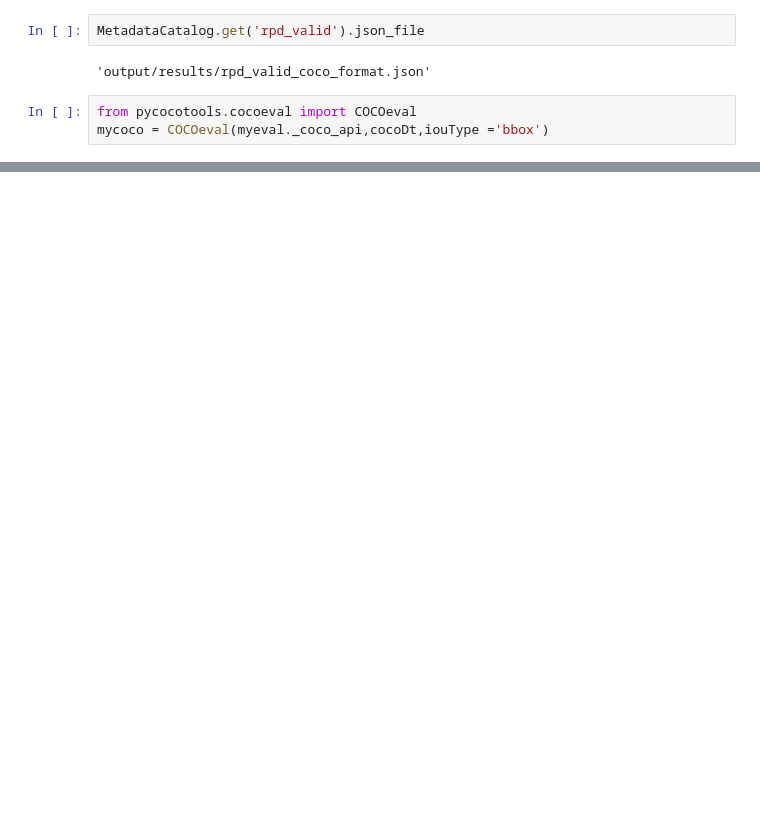
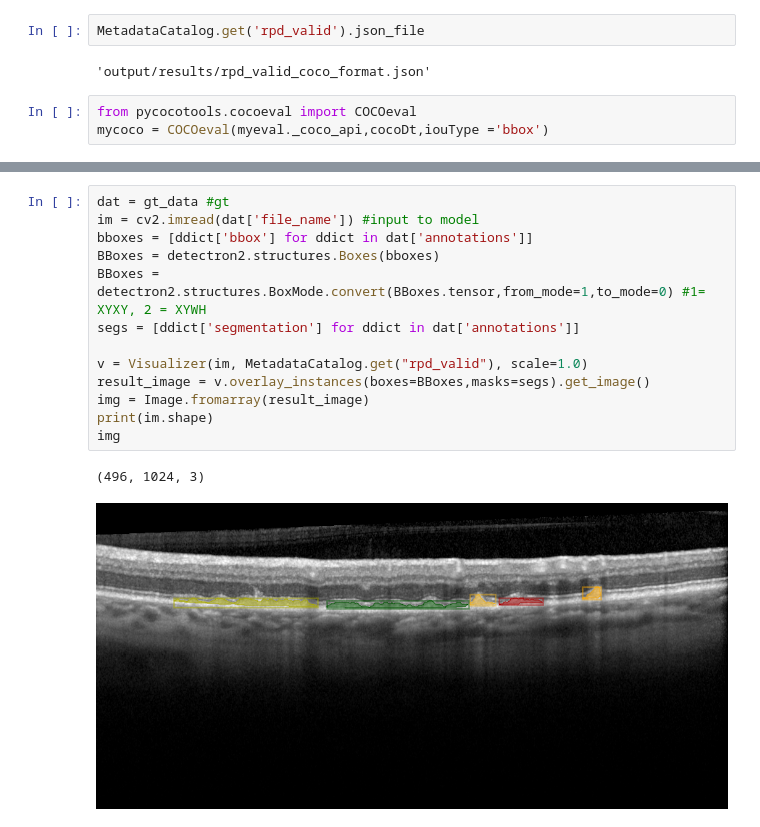
Before and after one commit to uw-biomedical-ml/detectron2-rpd-yb, a Jupyter notebook: run_inference_dataset.ipynb, the cells around one changed output, grey strips where cells are left out. Cells and saved outputs as stored; diff of their text form; blank space fills up the shorter version.

```diff
--- a/run_inference_dataset.ipynb
+++ b/run_inference_dataset.ipynb
@@ -208,3 +240,19 @@ print(fp)
+# %%
+dat = gt_data #gt
+im = cv2.imread(dat['file_name']) #input to model
+bboxes = [ddict['bbox'] for ddict in dat['annotations']]
+BBoxes = detectron2.structures.Boxes(bboxes)
+BBoxes = detectron2.structures.BoxMode.convert(BBoxes.tensor,from_mode=1,to_mode=0) #1= XYXY, 2 = XYWH
+segs = [ddict['segmentation'] for ddict in dat['annotations']]
+
+v = Visualizer(im, MetadataCatalog.get("rpd_valid"), scale=1.0)
+result_image = v.overlay_instances(boxes=BBoxes,masks=segs).get_image()
+img = Image.fromarray(result_image)
+print(im.shape)
+img
+# %% [output]
+(496, 1024, 3)
+[figure, added]
 # %%
 pred = DefaultPredictor(cfg)
 outputs = pred(im)["instances"].to("cpu")
```
Also changed, not shown: parts of 16 cells of this notebook, 2 other files.
